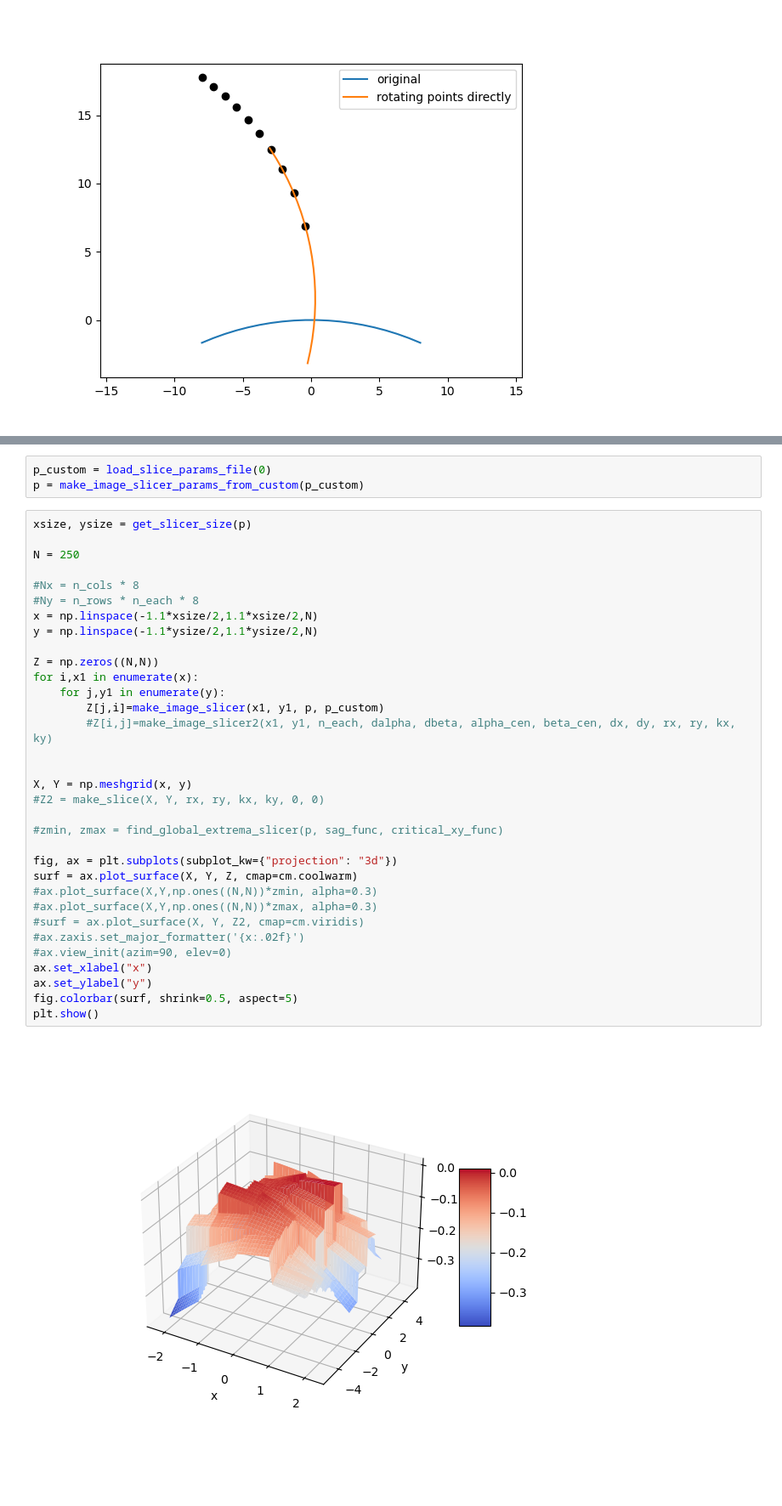
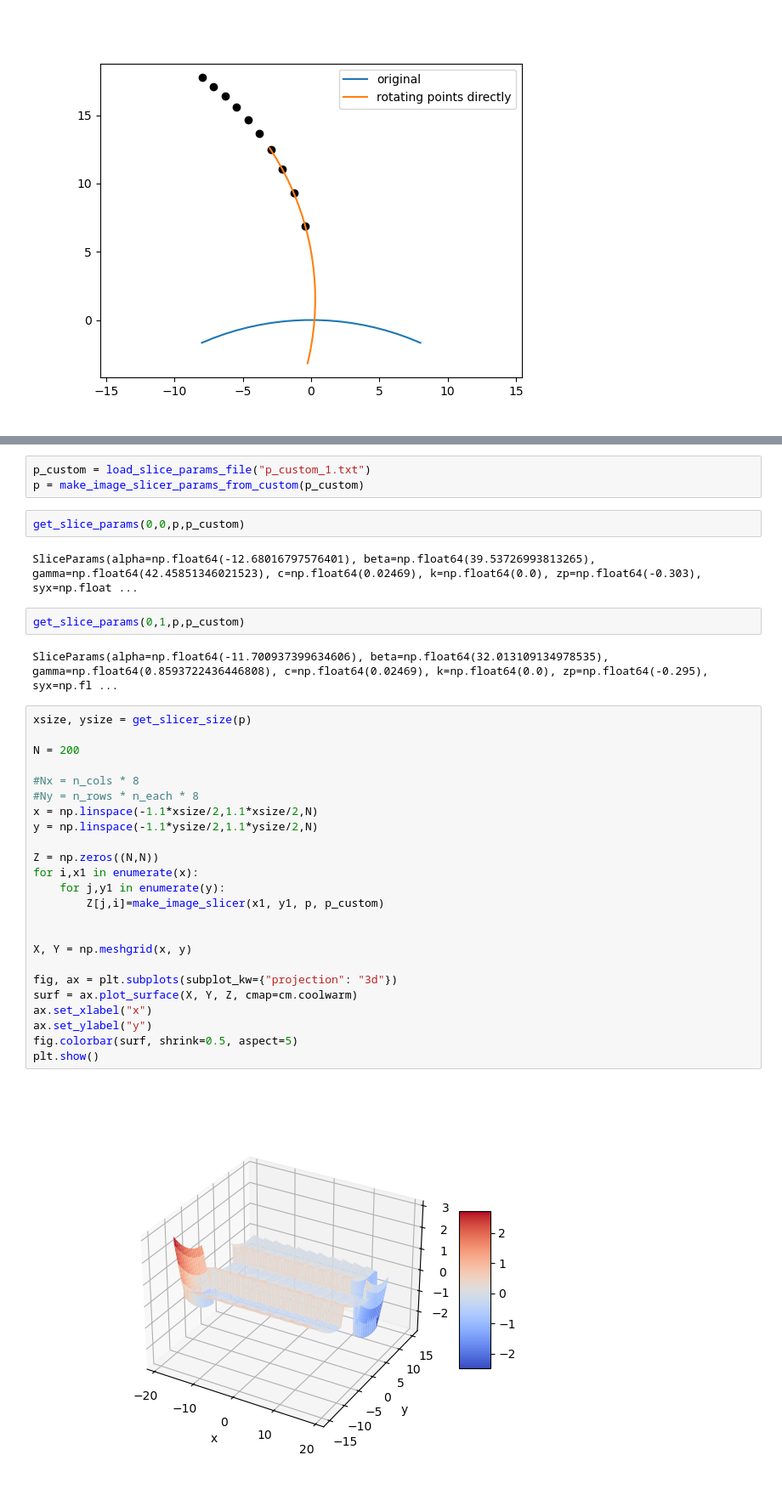
Before and after one commit to ellenle3/ifugen, a Jupyter notebook: python/surface_generator.ipynb, the cells around one changed output, grey strips where cells are left out. Shown at 85% size. Cells and saved outputs as stored; diff of their text form; blank space fills up the shorter version.

```diff
--- a/python/surface_generator.ipynb
+++ b/python/surface_generator.ipynb
@@ -993,38 +1006,37 @@ plt.show()
 # %%
-p_custom = load_slice_params_file(0)
+p_custom = load_slice_params_file("p_custom_1.txt")
 p = make_image_slicer_params_from_custom(p_custom)
+# %%
+get_slice_params(0,0,p,p_custom)
+# %% [output]
+SliceParams(alpha=np.float64(-12.68016797576401), beta=np.float64(39.53726993813265), gamma=np.float64(42.45851346021523), c=np.float64(0.02469), k=np.float64(0.0), zp=np.float64(-0.303), syx=np.float ...
+# %%
+get_slice_params(0,1,p,p_custom)
+# %% [output]
+SliceParams(alpha=np.float64(-11.700937399634606), beta=np.float64(32.013109134978535), gamma=np.float64(0.8593722436446808), c=np.float64(0.02469), k=np.float64(0.0), zp=np.float64(-0.295), syx=np.fl ...
 # %%
 xsize, ysize = get_slicer_size(p)
 
-N = 250
+N = 200
 
 #Nx = n_cols * 8
 #Ny = n_rows * n_each * 8
 x = np.linspace(-1.1*xsize/2,1.1*xsize/2,N)
 y = np.linspace(-1.1*ysize/2,1.1*ysize/2,N)
 
 Z = np.zeros((N,N))
 for i,x1 in enumerate(x):
     for j,y1 in enumerate(y):
         Z[j,i]=make_image_slicer(x1, y1, p, p_custom)
-        #Z[i,j]=make_image_slicer2(x1, y1, n_each, dalpha, dbeta, alpha_cen, beta_cen, dx, dy, rx, ry, kx, ky)
 
 
 X, Y = np.meshgrid(x, y)
-#Z2 = make_slice(X, Y, rx, ry, kx, ky, 0, 0)
-
-#zmin, zmax = find_global_extrema_slicer(p, sag_func, critical_xy_func)
 
 fig, ax = plt.subplots(subplot_kw={"projection": "3d"})
 surf = ax.plot_surface(X, Y, Z, cmap=cm.coolwarm)
-#ax.plot_surface(X,Y,np.ones((N,N))*zmin, alpha=0.3)
-#ax.plot_surface(X,Y,np.ones((N,N))*zmax, alpha=0.3)
-#surf = ax.plot_surface(X, Y, Z2, cmap=cm.viridis)
-#ax.zaxis.set_major_formatter('{x:.02f}')
-#ax.view_init(azim=90, elev=0)
 ax.set_xlabel("x")
 ax.set_ylabel("y")
 fig.colorbar(surf, shrink=0.5, aspect=5)
 plt.show()
 # %% [output]
-[figure, old version]
+[figure, new version]
```
Also changed, not shown: parts of 4 cells of this notebook, 17 other files.
